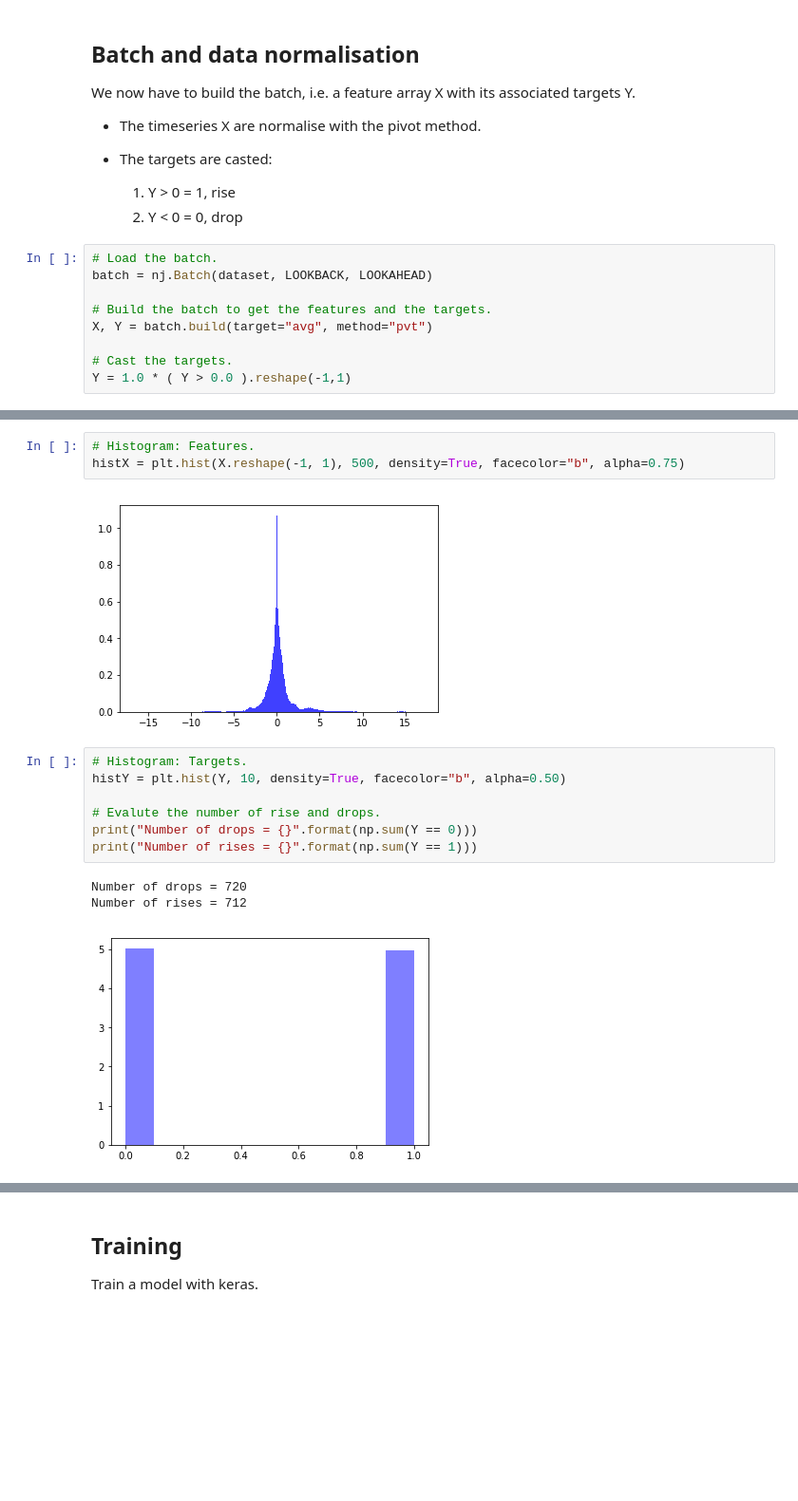
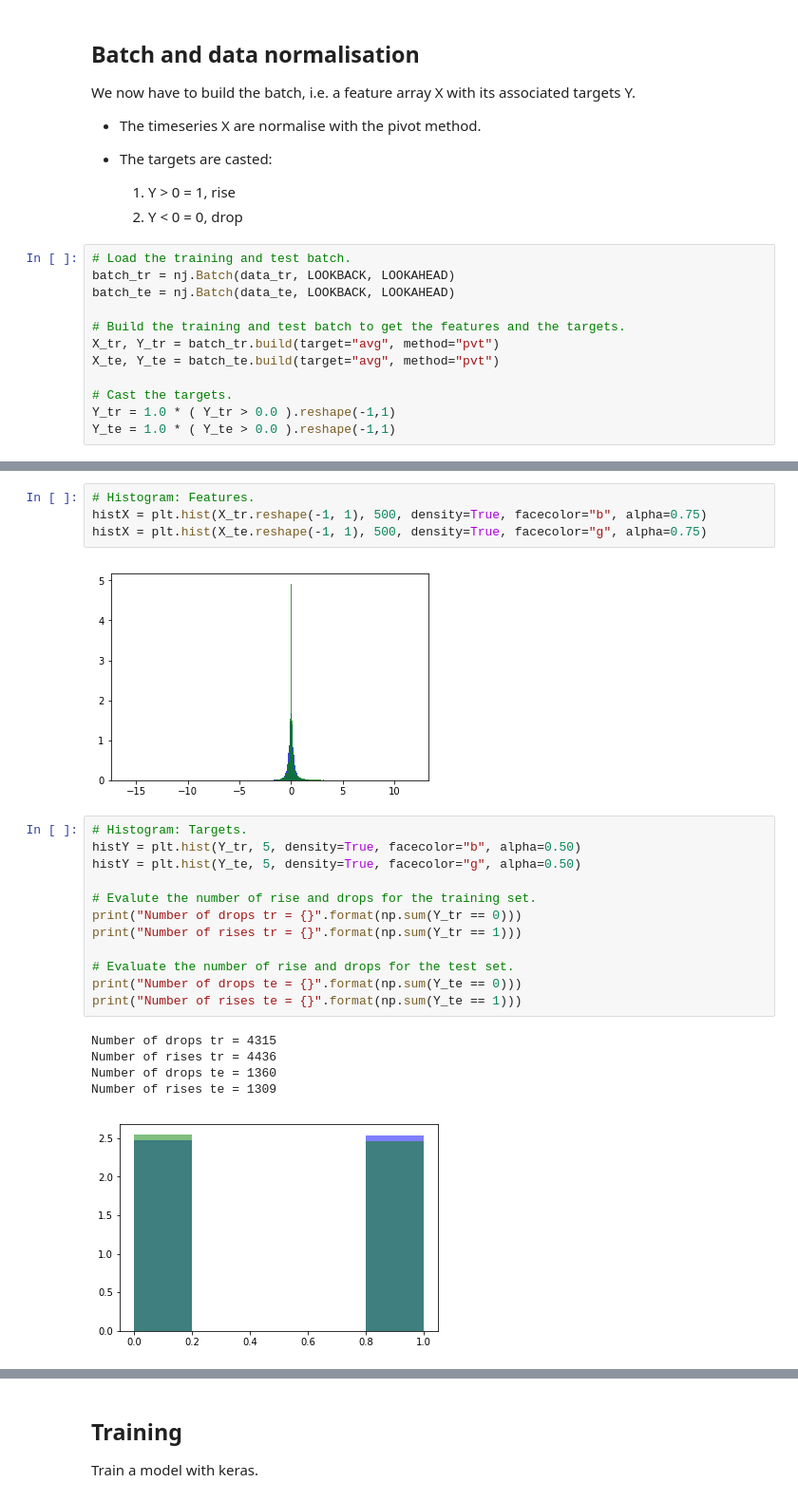
Before and after one commit to LUOFENGZHOU/njord, a Jupyter notebook: notebook/data.ipynb, the cells around one changed output, grey strips where cells are left out. Shown: that part at 95% size. Saved outputs shown, nothing was run; the diff lists cells and outputs as text; blank space fills up the shorter version.

```diff
--- a/notebook/data.ipynb
+++ b/notebook/data.ipynb
@@ -76,14 +76,17 @@ We now have to build the batch, i.e. a feature array X with its associated targe
     1. Y > 0 = 1, rise
     2. Y < 0 = 0, drop
 # %%
-# Load the batch.
-batch = nj.Batch(dataset, LOOKBACK, LOOKAHEAD)
+# Load the training and test batch.
+batch_tr = nj.Batch(data_tr, LOOKBACK, LOOKAHEAD)
+batch_te = nj.Batch(data_te, LOOKBACK, LOOKAHEAD)
 
-# Build the batch to get the features and the targets.
-X, Y = batch.build(target="avg", method="pvt")
+# Build the training and test batch to get the features and the targets.
+X_tr, Y_tr = batch_tr.build(target="avg", method="pvt")
+X_te, Y_te = batch_te.build(target="avg", method="pvt")
 
 # Cast the targets.
-Y = 1.0 * ( Y > 0.0 ).reshape(-1,1)
+Y_tr = 1.0 * ( Y_tr > 0.0 ).reshape(-1,1)
+Y_te = 1.0 * ( Y_te > 0.0 ).reshape(-1,1)
 # %%
 # Display features information.
 print("\nFeatures info:")
@@ -112,16 +130,24 @@ Y samples =
 # %%
 # Histogram: Features.
-histX = plt.hist(X.reshape(-1, 1), 500, density=True, facecolor="b", alpha=0.75)
+histX = plt.hist(X_tr.reshape(-1, 1), 500, density=True, facecolor="b", alpha=0.75)
+histX = plt.hist(X_te.reshape(-1, 1), 500, density=True, facecolor="g", alpha=0.75)
 # %% [output]
-[figure, old version]
+[figure, new version]
 # %%
 # Histogram: Targets.
-histY = plt.hist(Y, 10, density=True, facecolor="b", alpha=0.50)
+histY = plt.hist(Y_tr, 5, density=True, facecolor="b", alpha=0.50)
+histY = plt.hist(Y_te, 5, density=True, facecolor="g", alpha=0.50)
 
-# Evalute the number of rise and drops.
-print("Number of drops = {}".format(np.sum(Y == 0)))
-print("Number of rises = {}".format(np.sum(Y == 1)))
+# Evalute the number of rise and drops for the training set.
+print("Number of drops tr = {}".format(np.sum(Y_tr == 0)))
+print("Number of rises tr = {}".format(np.sum(Y_tr == 1)))
+
+# Evaluate the number of rise and drops for the test set.
+print("Number of drops te = {}".format(np.sum(Y_te == 0)))
+print("Number of rises te = {}".format(np.sum(Y_te == 1)))
 # %% [output]
-Number of drops = 720
-Number of rises = 712
+Number of drops tr = 4315
+Number of rises tr = 4436
+Number of drops te = 1360
+Number of rises te = 1309
-[figure, old version]
+[figure, new version]
```
Also changed, not shown: parts of 8 cells of this notebook.
